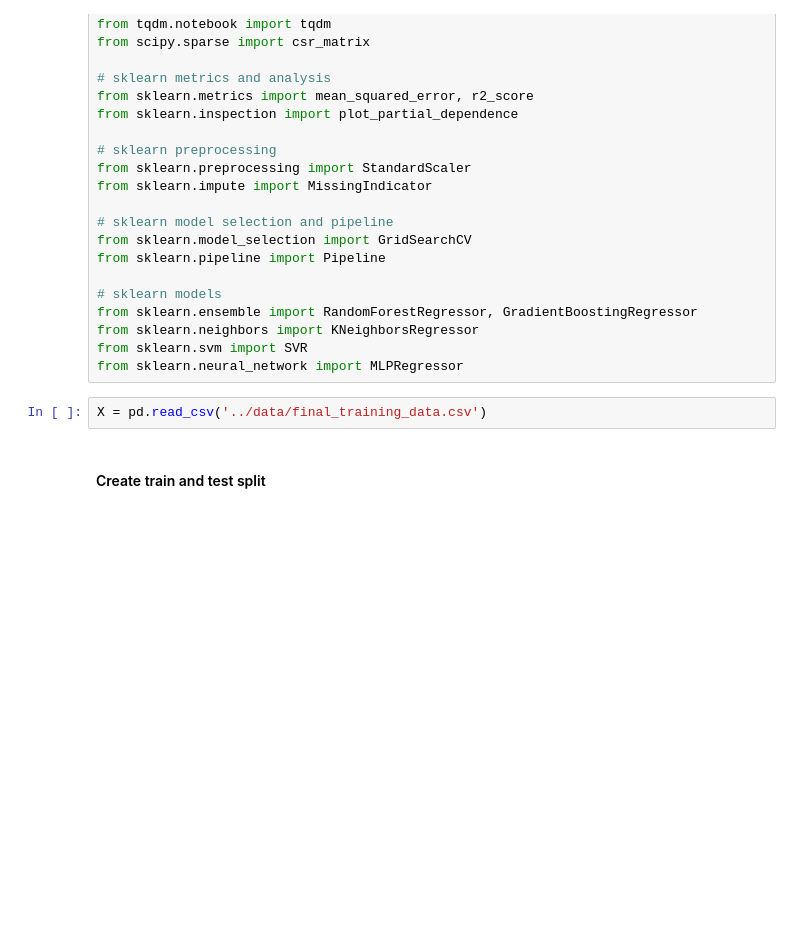
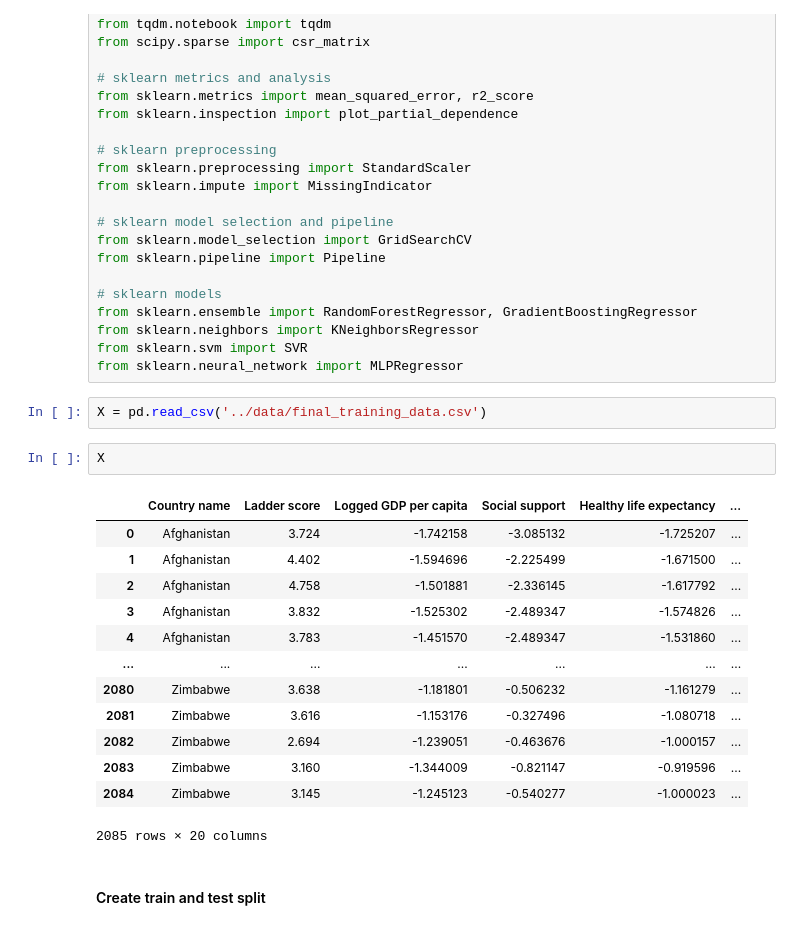
Before and after one commit to k-girish/world-happiness, a Jupyter notebook: notebooks/predict_happiness.ipynb, the cells around one changed output. Cells and saved outputs as stored; diff of their text form; blank space fills up the shorter version.

```diff
--- a/notebooks/predict_happiness.ipynb
+++ b/notebooks/predict_happiness.ipynb
@@ -28,6 +28,22 @@ from sklearn.svm import SVR
 from sklearn.neural_network import MLPRegressor
 # %%
 X = pd.read_csv('../data/final_training_data.csv')
+# %%
+X
+# %% [output]
+|  | Country name | Ladder score | Logged GDP per capita | Social support | Healthy life expectancy | ... |
+| 0 | Afghanistan | 3.724 | -1.742158 | -3.085132 | -1.725207 | ... |
+| 1 | Afghanistan | 4.402 | -1.594696 | -2.225499 | -1.671500 | ... |
+| 2 | Afghanistan | 4.758 | -1.501881 | -2.336145 | -1.617792 | ... |
+| 3 | Afghanistan | 3.832 | -1.525302 | -2.489347 | -1.574826 | ... |
+| 4 | Afghanistan | 3.783 | -1.451570 | -2.489347 | -1.531860 | ... |
+| ... | ... | ... | ... | ... | ... | ... |
+| 2080 | Zimbabwe | 3.638 | -1.181801 | -0.506232 | -1.161279 | ... |
+| 2081 | Zimbabwe | 3.616 | -1.153176 | -0.327496 | -1.080718 | ... |
+| 2082 | Zimbabwe | 2.694 | -1.239051 | -0.463676 | -1.000157 | ... |
+| 2083 | Zimbabwe | 3.160 | -1.344009 | -0.821147 | -0.919596 | ... |
+| 2084 | Zimbabwe | 3.145 | -1.245123 | -0.540277 | -1.000023 | ... |
+2085 rows × 20 columns
 # %% [markdown]
 #### Create train and test split
 # %%
```
Also changed, not shown: parts of 38 cells of this notebook.
